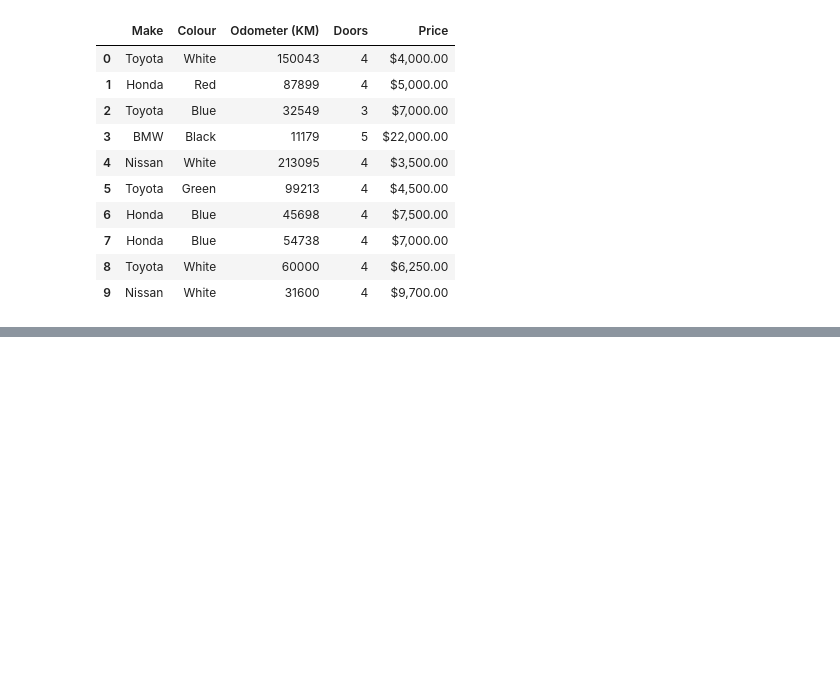
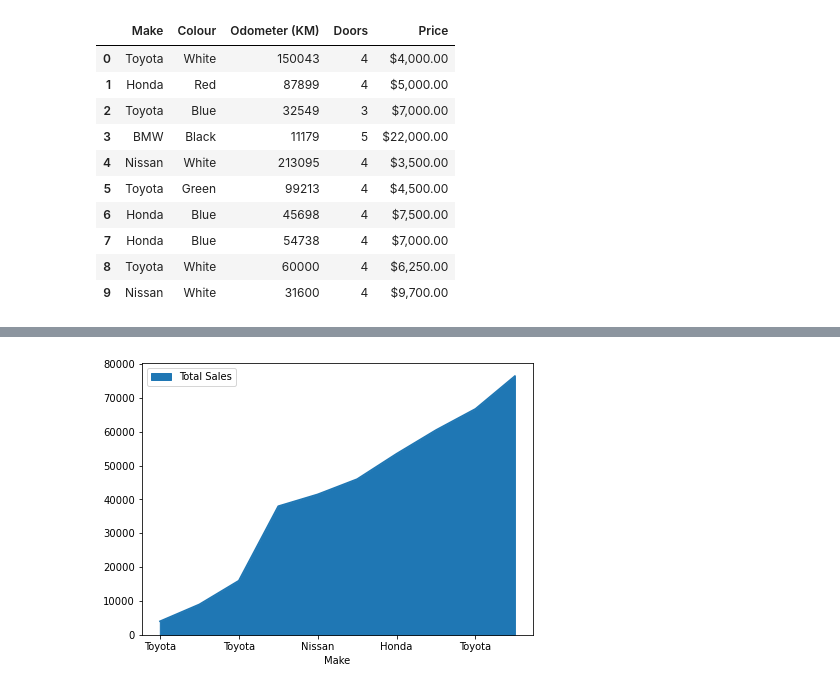
Before and after one commit to lemirser/MachineLearning, a Jupyter notebook: notebook/Introduction-to-matplotlib.ipynb, the cells around one changed output, grey strips where cells are left out. Cells and saved outputs as stored; diff of their text form; code cells hidden in the pictures; blank space fills up the shorter version.

```diff
--- a/notebook/Introduction-to-matplotlib.ipynb
+++ b/notebook/Introduction-to-matplotlib.ipynb
@@ -216,0 +284,5 @@ ts.plot();
+# %%
+# Plot car sales dataframe using hist
+car_sales.plot(x="Make",y="Total Sales",kind="area", figsize=(7,5));
+# %% [output]
+[figure, added]
```
Also changed, not shown: parts of 10 cells of this notebook.
